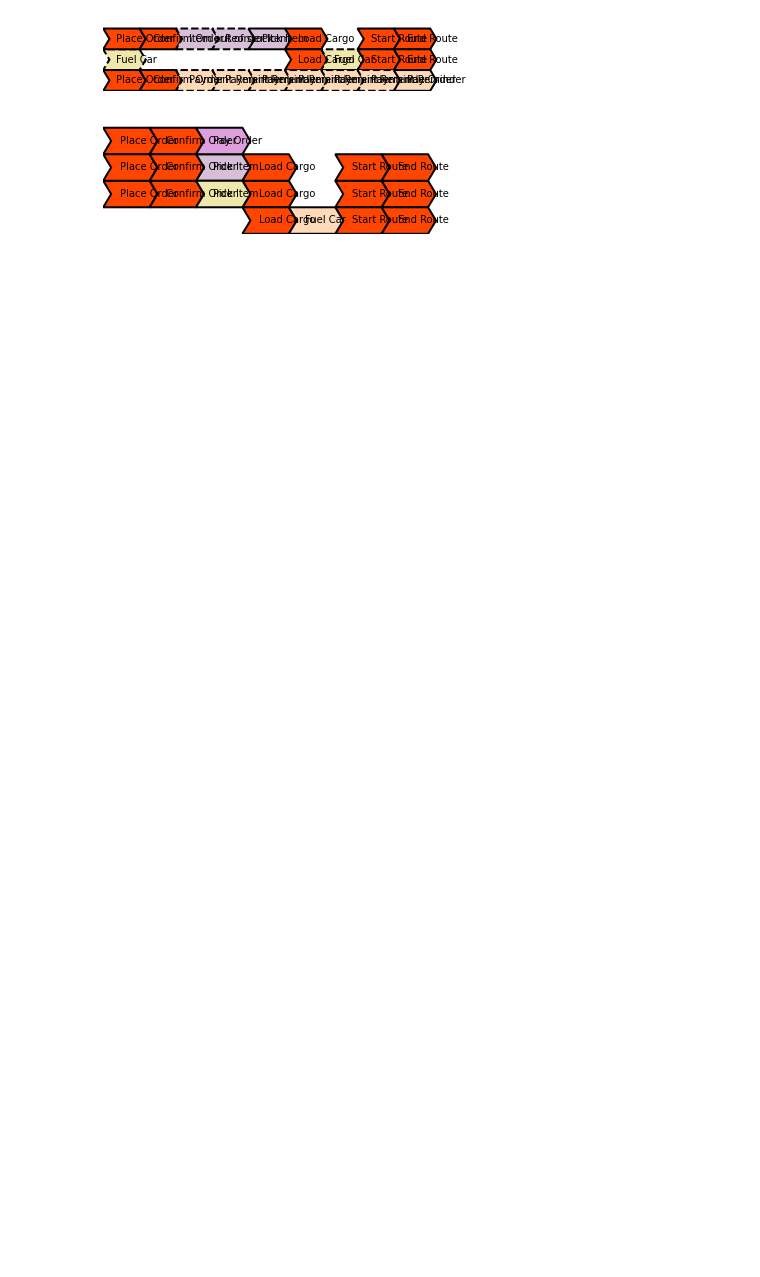
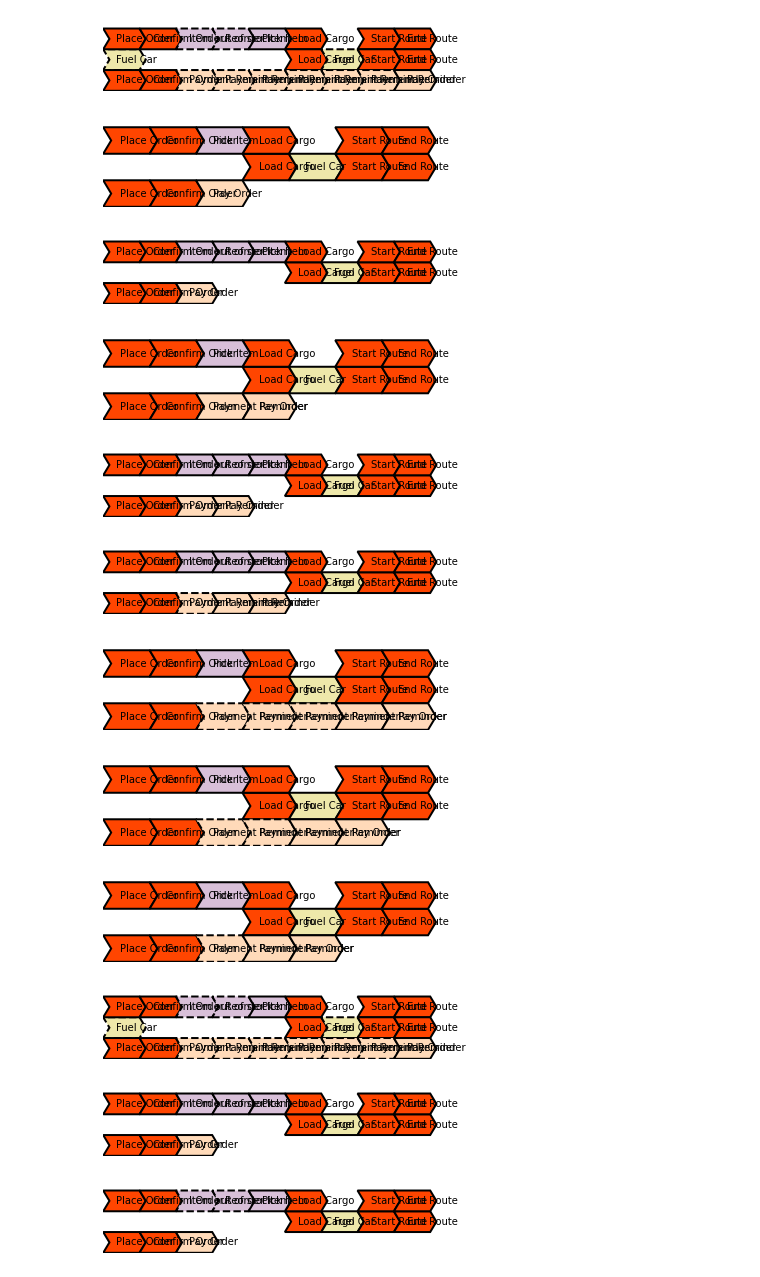
Before and after one commit to TJEWH/Object-Centric-Super-Variants, a Jupyter notebook: Super Variant Spanning Tree.ipynb, the cells around one changed output. Cells and saved outputs as stored; diff of their text form; code cells hidden in the pictures; blank space fills up the shorter version.

```diff
--- a/Super Variant Spanning Tree.ipynb
+++ b/Super Variant Spanning Tree.ipynb
@@ -1024,8 +1155,21 @@ def summarized_activity_chevron(ax, activity, lane_property, color):
     # Define label and line type for each type of construct
     if (type(activity[0]) == OptionalConstruct):
         line_style = '--'
-        label = activity[0].option
-        ax.text(activity[1][0][0]*DEFAULT_CHEVRON_LENGTH+2.5, lane_property[1]+(1/2)*lane_property[0] - 0.4, label)
+        # Write each optional choice and seperate by a line
+        is_choice = len(activity[0].options) >1
+        if(is_choice):
+            offset = lane_property[0]/len(activity[0].options)
+            for i in range(len(activity[0].options)):
+                ax.text(activity[1][0][0]*DEFAULT_CHEVRON_LENGTH+2.5, 1.5+lane_property[1]+offset*i, activity[0].options[i])
+                above_halfways = lane_property[1] + lane_property[1]+offset*i >= lane_property[1] + 0.5*lane_property[0]
+                horizontal_shift = 0.1
+                if(above_halfways):
+                    ax.add_patch(patches.PathPatch(add_chevron_divider_dotted(lane_property[1] + lane_property[1]+offset*i, activity[1][0][0]*DEFAULT_CHEVRON_LENGTH+1.2-horizontal_shift*i,1),lw=2,zorder=10))
+                else:
+                    ax.add_patch(patches.PathPatch(add_chevron_divider_dotted(lane_property[1] + lane_property[1]+offset*i, activity[1][0][0]*DEFAULT_CHEVRON_LENGTH+horizontal_shift*i,1),lw=2,zorder=10))
+        else:
+            label = activity[0].options[0]
+            ax.text(activity[1][0][0]*DEFAULT_CHEVRON_LENGTH+2.5, lane_property[1]+(1/2)*lane_property[0] - 0.4, label)
 
     elif (type(activity[0]) == CommonConstruct):
         label = activity[0].activity
@@ -1039,9 +1183,9 @@ def summarized_activity_chevron(ax, activity, lane_property, color):
             above_halfways = lane_property[1] + lane_property[1]+offset*i >= lane_property[1] + 0.5*lane_property[0]
             horizontal_shift = 0.1
             if(above_halfways):
-                ax.add_patch(patches.PathPatch(add_chevron_divider(lane_property[1] + lane_property[1]+offset*i, activity[1][0][0]*DEFAULT_CHEVRON_LENGTH+1.2-horizontal_shift*i,1),lw=2,zorder=10))
+                ax.add_patch(patches.PathPatch(add_chevron_divider_full(lane_property[1] + lane_property[1]+offset*i, activity[1][0][0]*DEFAULT_CHEVRON_LENGTH+1.2-horizontal_shift*i,1),lw=2,zorder=10))
             else:
-                ax.add_patch(patches.PathPatch(add_chevron_divider(lane_property[1] + lane_property[1]+offset*i, activity[1][0][0]*DEFAULT_CHEVRON_LENGTH+horizontal_shift*i,1),lw=2,zorder=10))
+                ax.add_patch(patches.PathPatch(add_chevron_divider_full(lane_property[1] + lane_property[1]+offset*i, activity[1][0][0]*DEFAULT_CHEVRON_LENGTH+horizontal_shift*i,1),lw=2,zorder=10))
 
     ax.add_patch(patches.PathPatch(chevron_at_position(lane_property[1], activity[1][0][0]*DEFAULT_CHEVRON_LENGTH, 1, lane_property[0]), facecolor=color, lw=2, ls = line_style))
     return ax
@@ -1052,7 +1196,7 @@ def visualize_summarized_variant(variant):
     import matplotlib.patches as patches
 
     # Defining the colors for each lane
-    colors = ['peachpuff','palegoldenrod', 'thistle', 'plum', 'moccasin']
+    colors = ['peachpuff','palegoldenrod', 'thistle', 'plum', 'moccasin', 'lightgrey','palegreen', 'lightpink']
     number_of_lanes = len(variant[1].keys())
     colors = colors[:number_of_lanes]
     colors = dict(zip(variant[1].keys(), colors))
@@ -1173,8 +1339,26 @@ visualize_summarized_variant(summarized_variant_layouting(generic_summarized_var
 visualize_summarized_variant(summarized_variant_layouting(generic_summarized_variant_1))
 # %% [output]
 [figure]
-# %%
-variant_layouting = variants_visualization_factory.apply(ocel_order_process)
-visualize_variant(variant_layouting[ocel_order_process.variants[0]])
-# %% [output]
-[figure, removed]
+# %%
+# Summarize each variant of ocel_order_process
+summarized_variants = []
+variant_layouting = variants_visualization_factory.apply(ocel_order_process)
+for variant in ocel_order_process.variants:
+    extracted_variant = extract_lanes(variant_layouting[variant])
+    summarized_variants.append(summarize_variant(extracted_variant, False))
+
+# Visualize each summarization
+for variant in summarized_variants:
+    visualize_summarized_variant(summarized_variant_layouting(variant))
+# %% [output]
+[figure, added]
+[figure, added]
+[figure, added]
+[figure, added]
+[figure, added]
+[figure, added]
+[figure, added]
+[figure, added]
+[figure, added]
+[figure, added]
+[figure, added]
```
Also changed, not shown: parts of 43 cells of this notebook.
